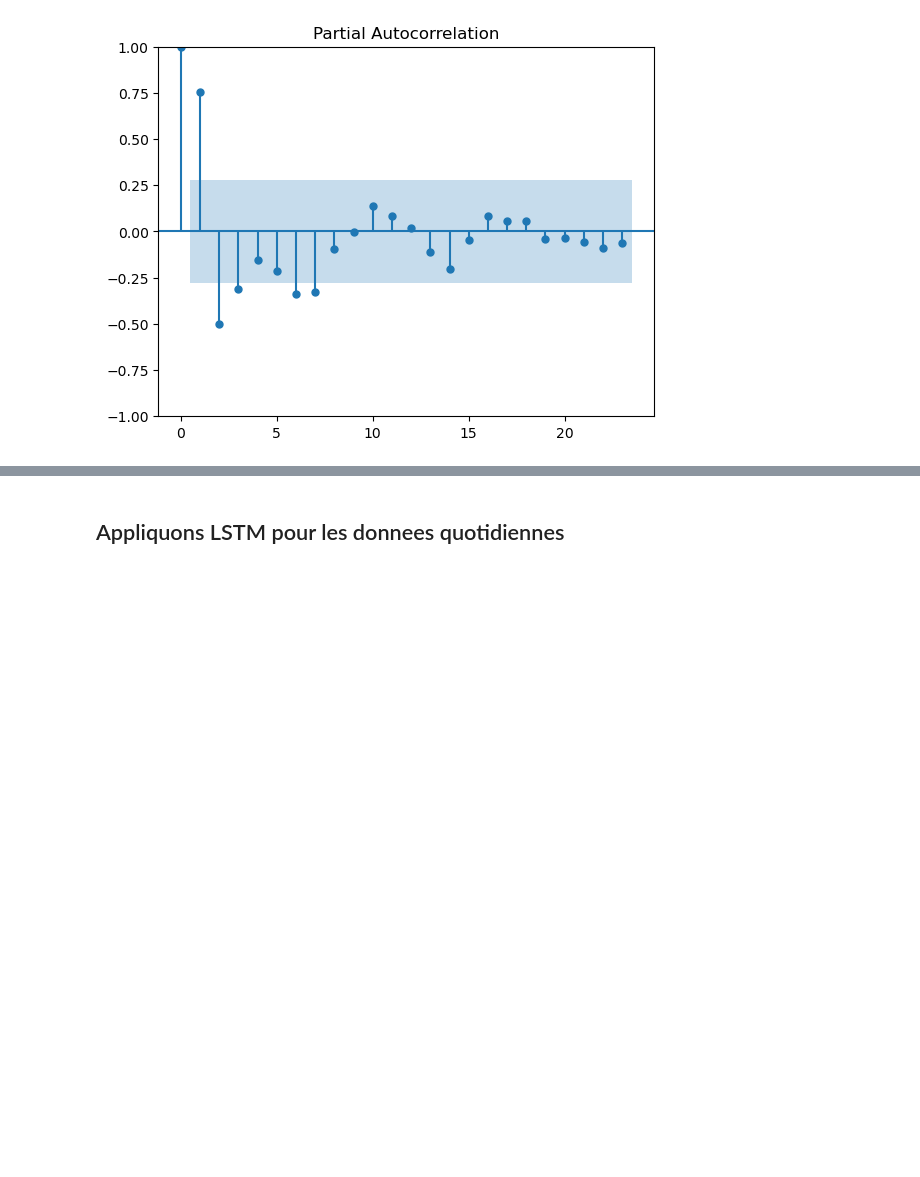
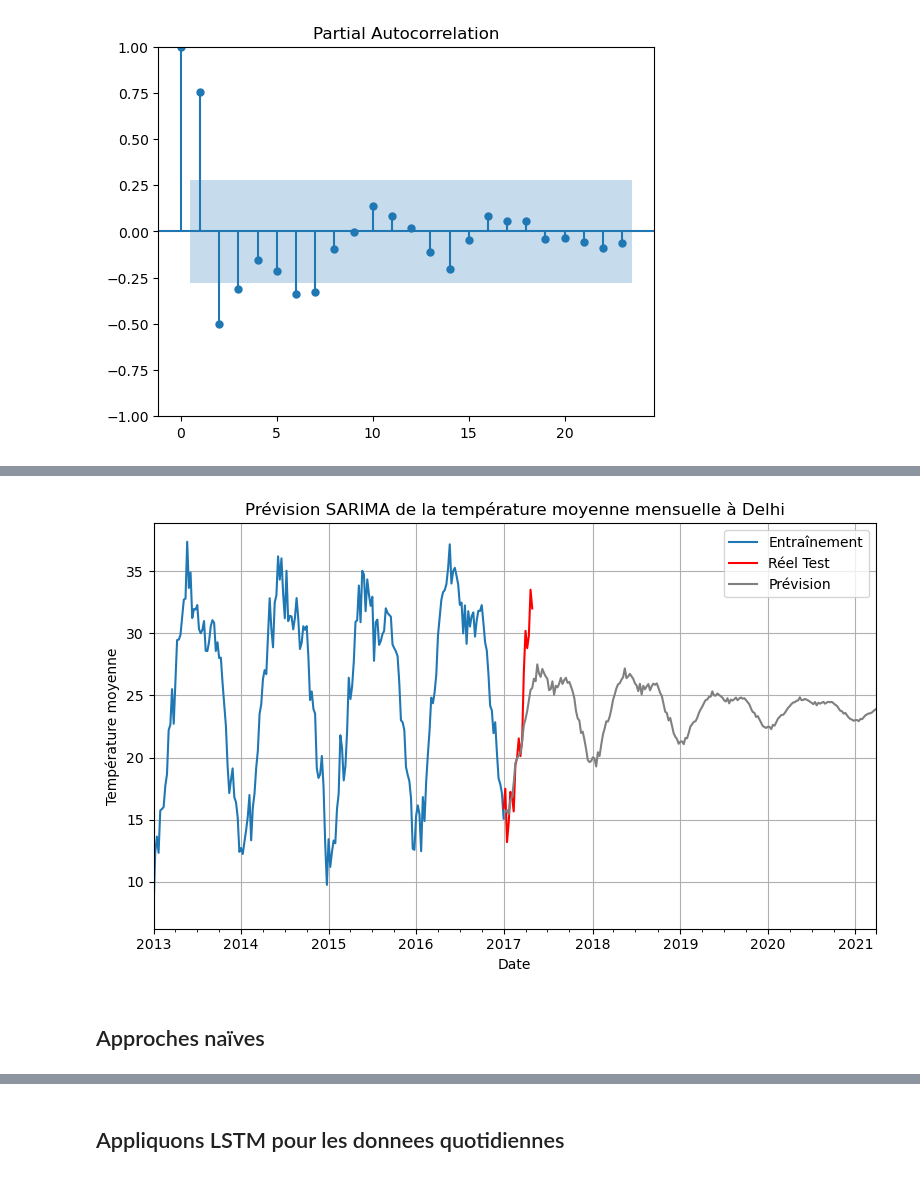
Before and after one commit to Amell-A/TimesSeriesProjet, a Jupyter notebook: TimeSeries.ipynb, the cells around one changed output, grey strips where cells are left out. Cells and saved outputs as stored; diff of their text form; code cells hidden in the pictures; blank space fills up the shorter version.

```diff
--- a/TimeSeries.ipynb
+++ b/TimeSeries.ipynb
@@ -448,0 +351,24 @@ Parmi les différentes approches naïves testées, la stratégie 'last' avec une
+# %%
+# Prévisions pour la durée de l'ensemble de données de test
+forecast_values, conf_int = best_model.predict(n_periods=len(df_train_semaine)+12, return_conf_int=True)
+
+# Créer un index de date pour forecast_values
+forecast_index = forecast_values.index
+
+forecast_series = pd.Series(forecast_values, index=forecast_index)
+
+# Tracer les valeurs réelles par rapport aux prévionbs
+plt.figure(figsize=(8, 5))
+df_train_semaine.plot(label='Entraînement', legend=True)
+df_test_semaine.plot(label='Réel Test', legend=True, color='red')
+forecast_series.plot(label='Prévision', legend=True, color='grey')
+plt.title('Prévision SARIMA de la température moyenne mensuelle à Delhi')
+plt.xlabel('Date')
+plt.ylabel('Température moyenne')
+plt.grid(True)
+plt.tight_layout()
+plt.show()
+# %% [output]
+[figure, added]
+# %% [markdown]
+## Approches naïves
```
Also changed, not shown: parts of 49 cells of this notebook.
